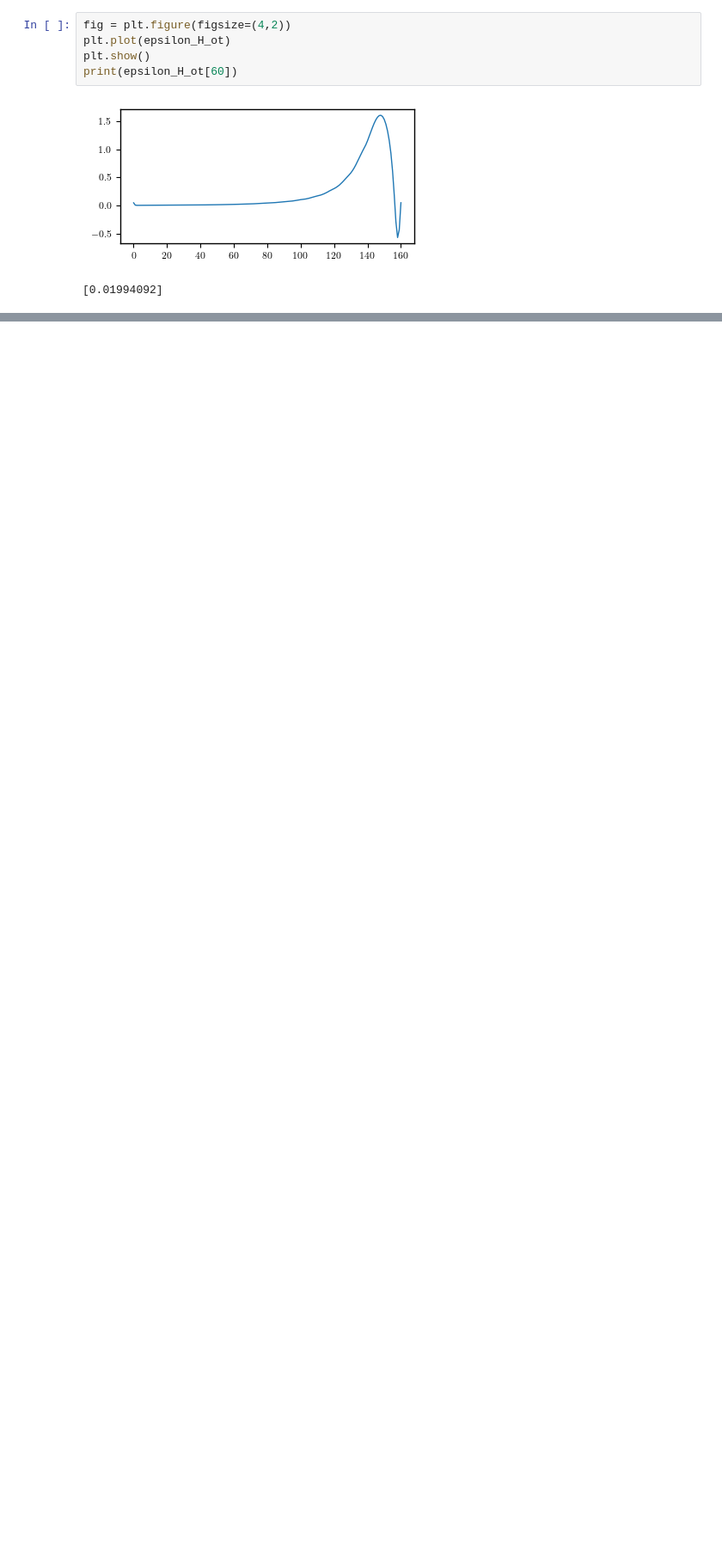
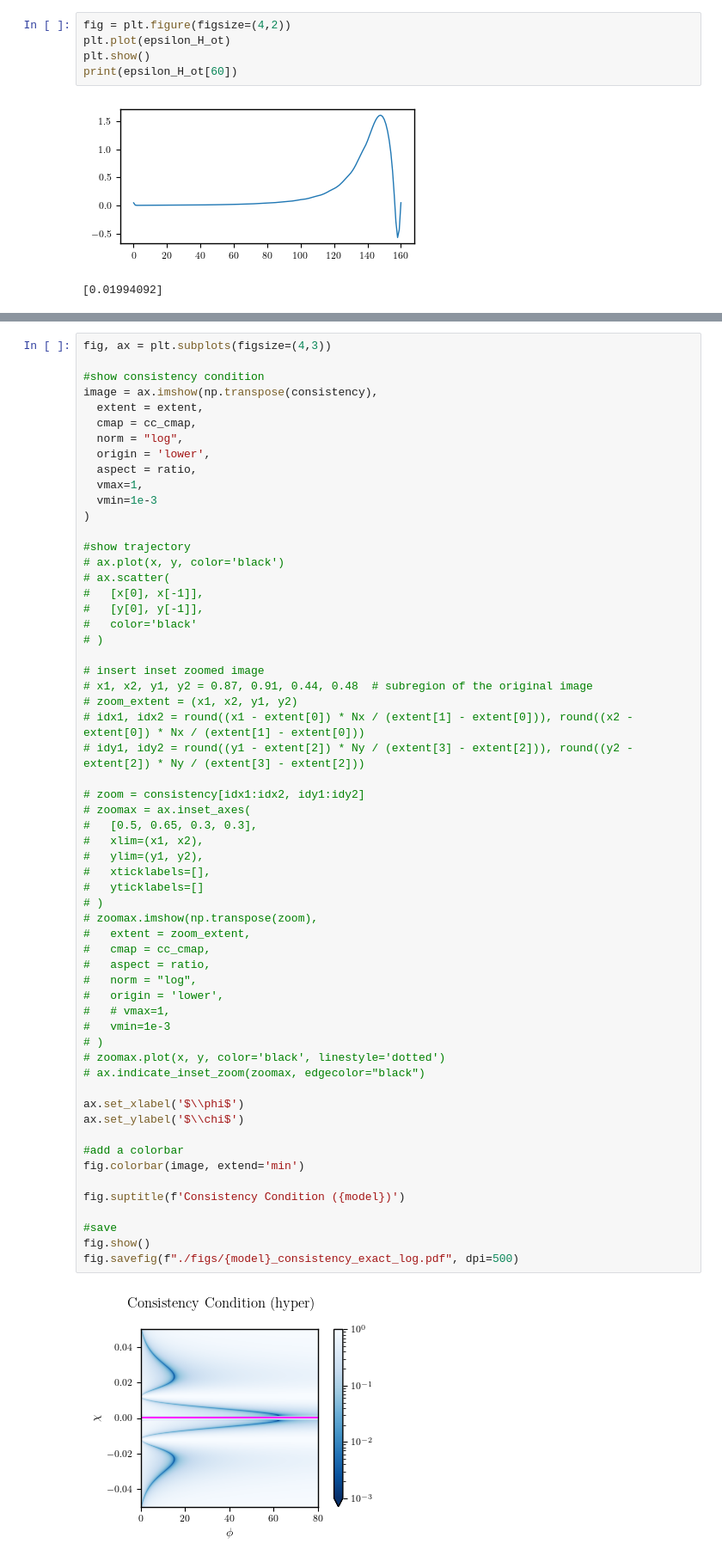
Before and after one commit to smups/srrt_models, a Jupyter notebook: plots.ipynb, the cells around one changed output, grey strips where cells are left out. Shown: that part at 86% size. Cells and saved outputs as stored; diff of their text form; blank space fills up the shorter version.

```diff
--- a/plots.ipynb
+++ b/plots.ipynb
@@ -1039,0 +1066,61 @@ print(epsilon_H_ot[60])
+# %%
+fig, ax = plt.subplots(figsize=(4,3))
+
+#show consistency condition
+image = ax.imshow(np.transpose(consistency),
+  extent = extent,
+  cmap = cc_cmap,
+  norm = "log",
+  origin = 'lower',
+  aspect = ratio,
+  vmax=1,
+  vmin=1e-3
+)
+
+#show trajectory
+# ax.plot(x, y, color='black')
+# ax.scatter(
+#   [x[0], x[-1]],
+#   [y[0], y[-1]],
+#   color='black'
+# )
+
+# insert inset zoomed image
+# x1, x2, y1, y2 = 0.87, 0.91, 0.44, 0.48  # subregion of the original image
+# zoom_extent = (x1, x2, y1, y2)
+# idx1, idx2 = round((x1 - extent[0]) * Nx / (extent[1] - extent[0])), round((x2 - extent[0]) * Nx / (extent[1] - extent[0]))
+# idy1, idy2 = round((y1 - extent[2]) * Ny / (extent[3] - extent[2])), round((y2 - extent[2]) * Ny / (extent[3] - extent[2]))
+
+# zoom = consistency[idx1:idx2, idy1:idy2]
+# zoomax = ax.inset_axes(
+#   [0.5, 0.65, 0.3, 0.3],
+#   xlim=(x1, x2),
+#   ylim=(y1, y2),
+#   xticklabels=[],
+#   yticklabels=[]
+# )
+# zoomax.imshow(np.transpose(zoom),
+#   extent = zoom_extent,
+#   cmap = cc_cmap,
+#   aspect = ratio,
+#   norm = "log",
+#   origin = 'lower',
+#   # vmax=1,
+#   vmin=1e-3
+# )
+# zoomax.plot(x, y, color='black', linestyle='dotted')
+# ax.indicate_inset_zoom(zoomax, edgecolor="black")
+
+ax.set_xlabel('$\\phi$')
+ax.set_ylabel('$\\chi$')
+
+#add a colorbar
+fig.colorbar(image, extend='min')
+
+fig.suptitle(f'Consistency Condition ({model})')
+
+#save
+fig.show()
+fig.savefig(f"./figs/{model}_consistency_exact_log.pdf", dpi=500)
+# %% [output]
+[figure, added]
```
Also changed, not shown: parts of 4 cells of this notebook, 6 other files.
